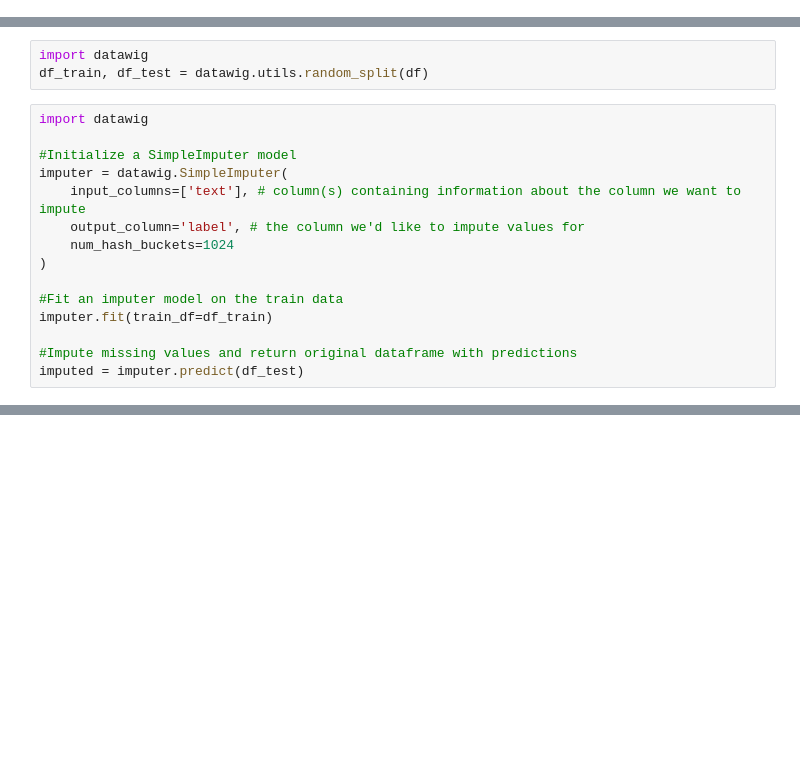
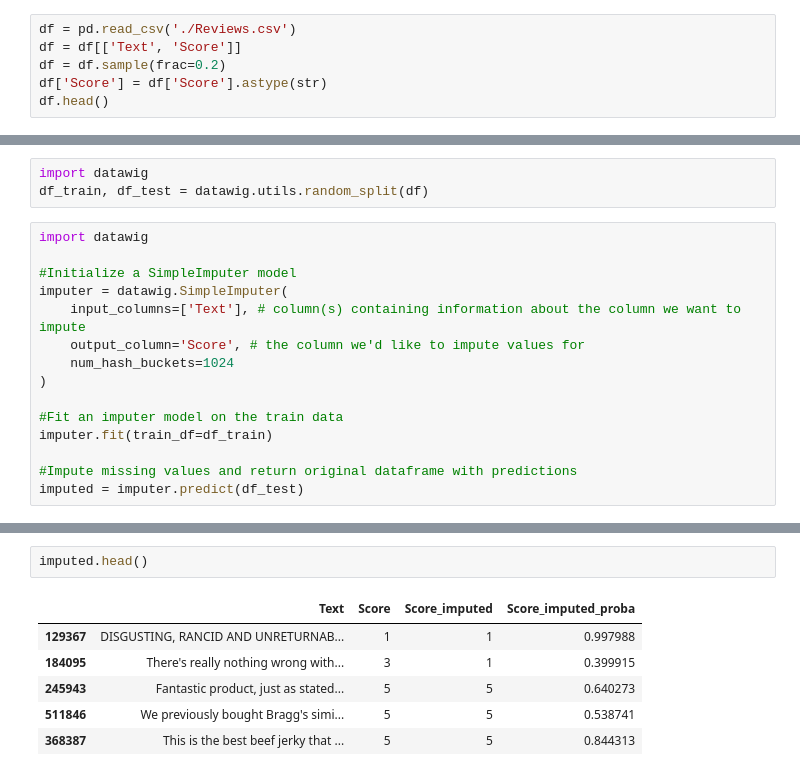
Before and after one commit to mschroederi/Parameter-Server-Architecture-On-Apache-Kafka, a Jupyter notebook: data/prediction.ipynb, the cells around one changed output, grey strips where cells are left out. Cells and saved outputs as stored; diff of their text form; blank space fills up the shorter version.

```diff
--- a/data/prediction.ipynb
+++ b/data/prediction.ipynb
@@ -14,0 +3,6 @@ df.head()
+# %%
+df = pd.read_csv('./Reviews.csv')
+df = df[['Text', 'Score']]
+df = df.sample(frac=0.2)
+df['Score'] = df['Score'].astype(str)
+df.head()
@@ -20,8 +25,8 @@ import datawig
 
 #Initialize a SimpleImputer model
 imputer = datawig.SimpleImputer(
-    input_columns=['text'], # column(s) containing information about the column we want to impute
-    output_column='label', # the column we'd like to impute values for
+    input_columns=['Text'], # column(s) containing information about the column we want to impute
+    output_column='Score', # the column we'd like to impute values for
     num_hash_buckets=1024
 )
 
@@ -51,3 +56,12 @@ imputed = imputer.predict(df_test)
+# %%
+imputed.head()
+# %% [output]
+|  | Text | Score | Score_imputed | Score_imputed_proba |
+| 129367 | DISGUSTING, RANCID AND UNRETURNAB... | 1 | 1 | 0.997988 |
+| 184095 | There's really nothing wrong with... | 3 | 1 | 0.399915 |
+| 245943 | Fantastic product, just as stated... | 5 | 5 | 0.640273 |
+| 511846 | We previously bought Bragg's simi... | 5 | 5 | 0.538741 |
+| 368387 | This is the best beef jerky that ... | 5 | 5 | 0.844313 |
 # %%
 from sklearn.metrics import classification_report
 
```
Also changed, not shown: parts of 11 cells of this notebook, 7 other files.
